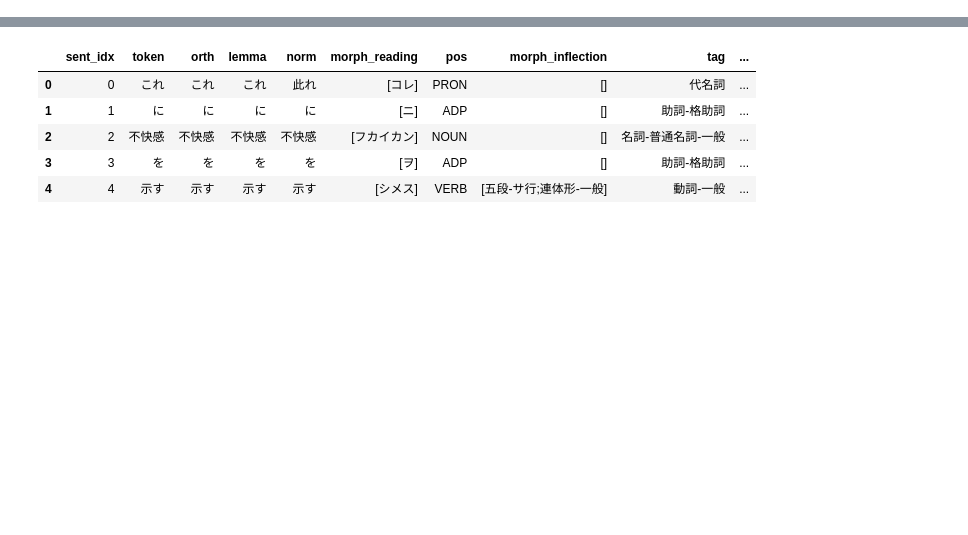
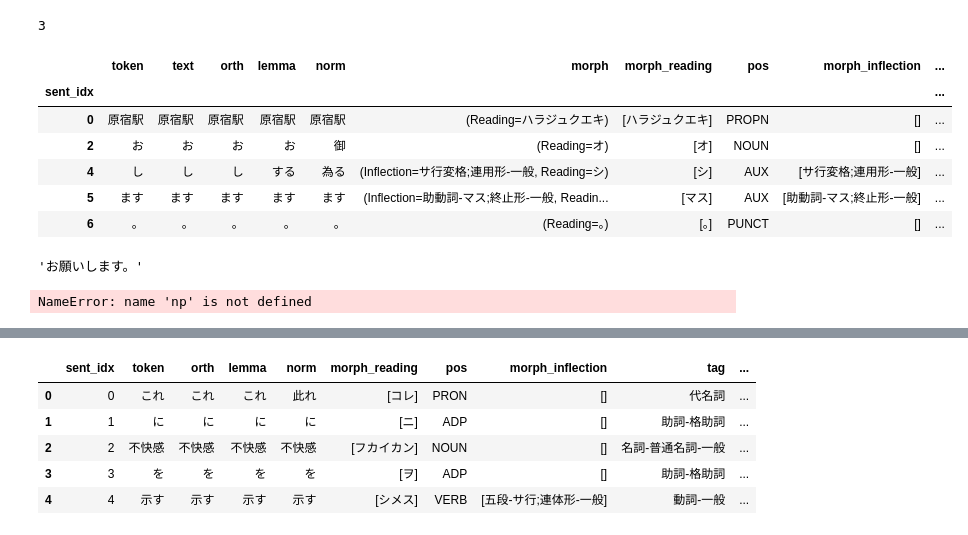
Before and after one commit to zackdrescher/nihongo_dep, a Jupyter notebook: notebooks/ginza.ipynb, the cells around one changed output, grey strips where cells are left out. Cells and saved outputs as stored; diff of their text form; code cells hidden in the pictures; blank space fills up the shorter version.

Commit message:
initial tree parsing

```diff
--- a/notebooks/ginza.ipynb
+++ b/notebooks/ginza.ipynb
@@ -13,0 +47,5 @@ sents, tokens = ginza.GinzaDataFrame.from_texts(data.text.set_axis(data.id))
+# %%
+root = df[df.dep == 'ROOT']
+assert len(root) == 1
+root = root.iloc[0]
+root
@@ -13,0 +68,23 @@ sents, tokens = ginza.GinzaDataFrame.from_texts(data.text.set_axis(data.id))
+# %%
+root.token.n_rights
+# %% [output]
+3
+# %%
+children = df[df['head'] == root.name].drop(root.name)
+children
+# %% [output]
+|  | token | text | orth | lemma | norm | morph | morph_reading | pos | morph_inflection | ... |
+| sent_idx |  |  |  |  |  |  |  |  |  | ... |
+| 0 | 原宿駅 | 原宿駅 | 原宿駅 | 原宿駅 | 原宿駅 | (Reading=ハラジュクエキ) | [ハラジュクエキ] | PROPN | [] | ... |
+| 2 | お | お | お | お | 御 | (Reading=オ) | [オ] | NOUN | [] | ... |
+| 4 | し | し | し | する | 為る | (Inflection=サ行変格;連用形-一般, Reading=シ) | [シ] | AUX | [サ行変格;連用形-一般] | ... |
+| 5 | ます | ます | ます | ます | ます | (Inflection=助動詞-マス;終止形-一般, Readin... | [マス] | AUX | [助動詞-マス;終止形-一般] | ... |
+| 6 | 。 | 。 | 。 | 。 | 。 | (Reading=。) | [。] | PUNCT | [] | ... |
+# %%
+tree.get_bunsetsu_phrase(root, children).text.str.cat()
+# %% [output]
+'お願いします。'
+# %%
+np.diff(children.index)
+# %% [output]
+NameError: name 'np' is not defined
```
Also changed, not shown: parts of 9 cells of this notebook, 1 other file.
